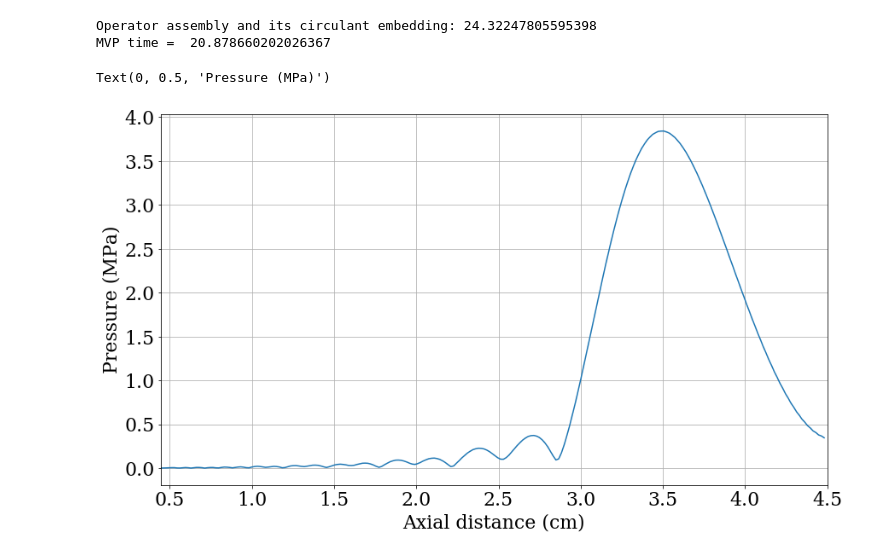
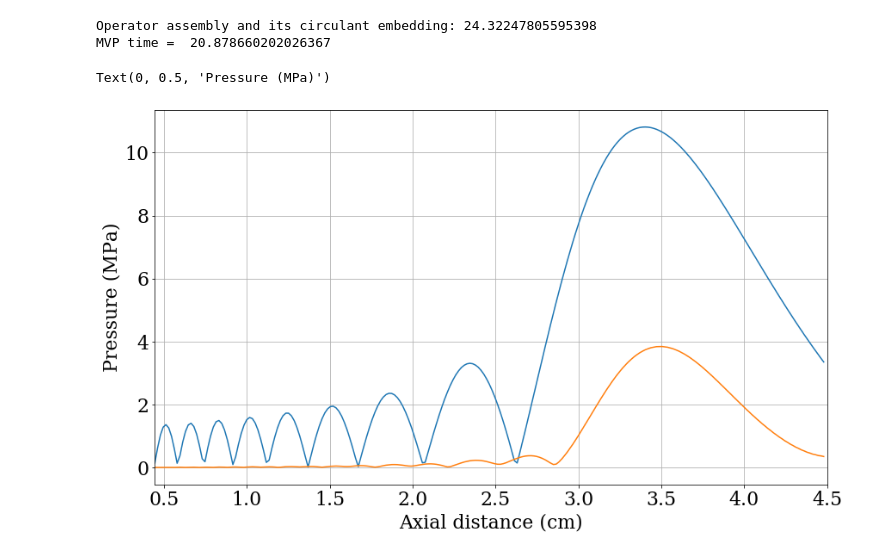
Before and after one commit to samuelpgroth/vines, a Jupyter notebook: demo/hifu/demo2_nonlinear_hifu_homogeneous.ipynb, the cells around one changed output. Drawn from its saved outputs; the diff is of its cells as text; code cells hidden in the pictures.

```diff
--- a/demo/hifu/demo2_nonlinear_hifu_homogeneous.ipynb
+++ b/demo/hifu/demo2_nonlinear_hifu_homogeneous.ipynb
@@ -358,14 +358,14 @@ MVP time =  20.878660202026367
 # %%
 fig = plt.figure(figsize=(14, 8))
 ax = fig.gca()
-for i_harm in range(1,n_harm):
+for i_harm in range(n_harm):
     # plt.plot(x_line, np.abs(P[i_harm][:, ny_centre, nz_centre])/1e6)
     plt.plot(X_AXIS[i_harm]*100, np.abs(P_AXIS[i_harm])/1e6)
 plt.grid(True)
 plt.xlim([x_start*100, x_end*100])
 # plt.ylim([0, np.max(np.abs(P_AXIS[0]))/1e6])
 plt.xlabel(r'Axial distance (cm)')
 plt.ylabel(r'Pressure (MPa)')
 # %% [output]
 Text(0, 0.5, 'Pressure (MPa)')
-[figure, old version]
+[figure, new version]
```
Also changed, not shown: 6 other files.
